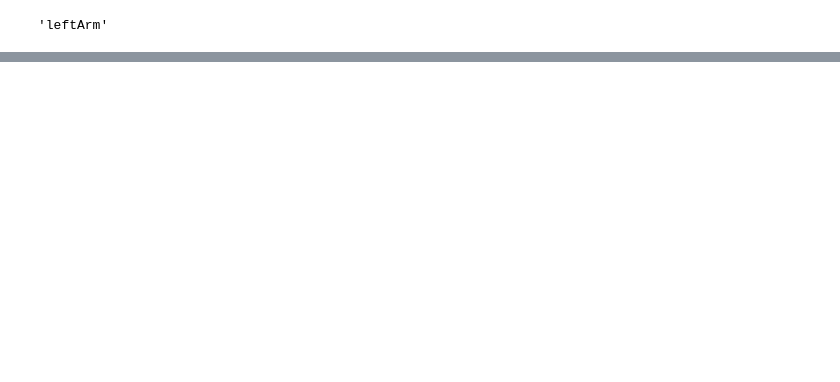
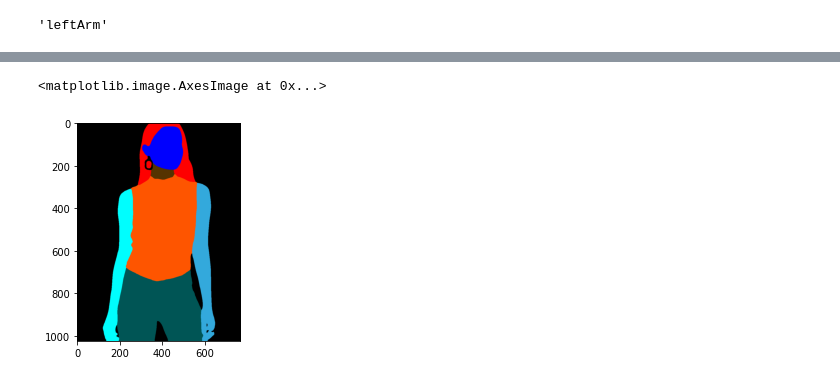
Before and after one commit to jiaqianjing/VITON-HD, a Jupyter notebook: analysis.ipynb, the cells around one changed output, grey strips where cells are left out. Drawn from its saved outputs; the diff is of its cells as text; code cells hidden in the pictures; blank space fills up the shorter version.

```diff
--- a/analysis.ipynb
+++ b/analysis.ipynb
@@ -307,0 +241,7 @@ len((img_02 != img).reshape([-1,]))
+# %%
+# 添加调色板信息，显示图片
+parse_02.putpalette(color_map)
+plt.imshow(parse_02)
+# %% [output]
+<matplotlib.image.AxesImage at 0x...>
+[figure, added]
```
Also changed, not shown: parts of 18 cells of this notebook, 12 other files.
